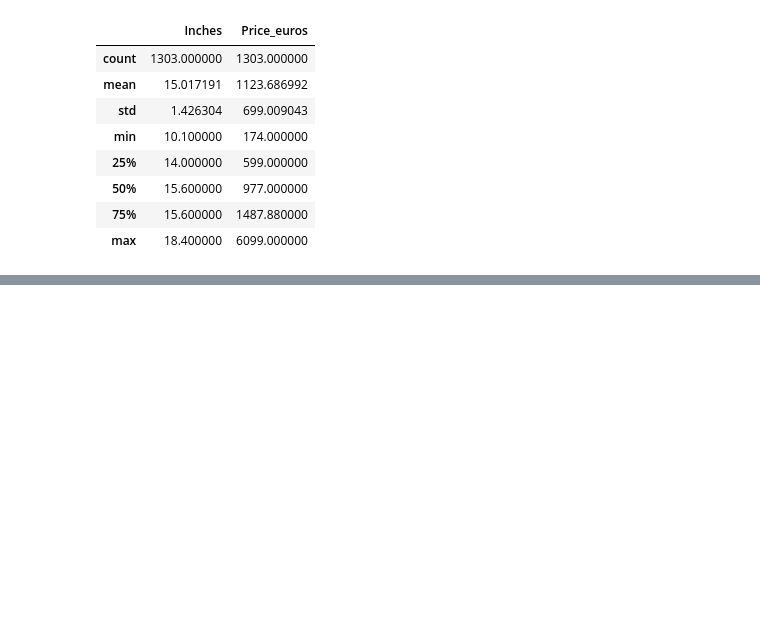
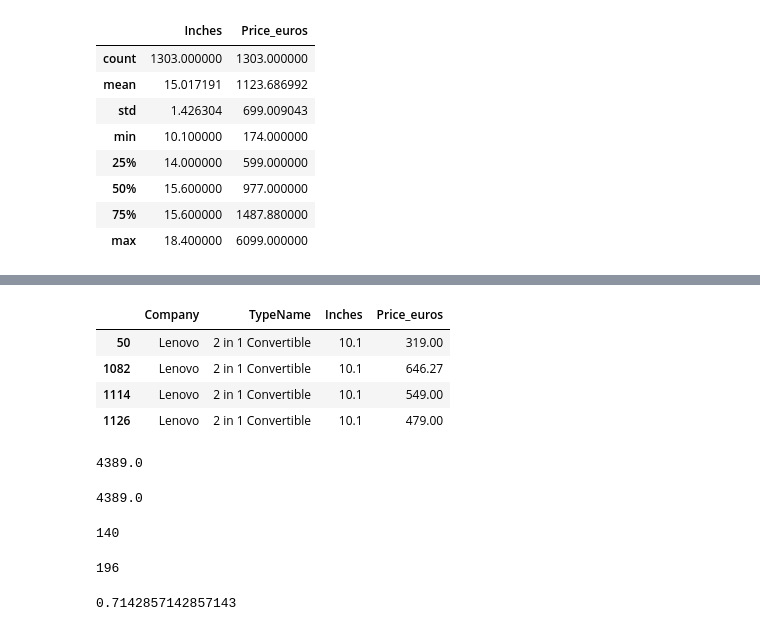
Before and after one commit to alsu198613/GB4623_A_Python_for_Analytics, a Jupyter notebook: 2 семинар/2_sem.ipynb, the cells around one changed output, grey strips where cells are left out. Saved outputs shown, nothing was run; the diff lists cells and outputs as text; code cells hidden in the pictures; blank space fills up the shorter version.

```diff
--- a/2 семинар/2_sem.ipynb
+++ b/2 семинар/2_sem.ipynb
@@ -155,0 +215,33 @@ df.describe(include='float64')
+# %%
+df[df['Inches'] == df['Inches'].min()][['Company','TypeName','Inches','Price_euros']]
+# %% [output]
+|  | Company | TypeName | Inches | Price_euros |
+| 50 | Lenovo | 2 in 1 Convertible | 10.1 | 319.00 |
+| 1082 | Lenovo | 2 in 1 Convertible | 10.1 | 646.27 |
+| 1114 | Lenovo | 2 in 1 Convertible | 10.1 | 549.00 |
+| 1126 | Lenovo | 2 in 1 Convertible | 10.1 | 479.00 |
+# %%
+df[df['Company'] == 'HP']['Price_euros'].max()
+# %% [output]
+4389.0
+# %%
+price = df[df['Company'] == 'HP']
+price = price['Price_euros'].max()
+price
+# %% [output]
+4389.0
+# %%
+ultra_8gb_count = df[(df['TypeName'] == 'Ultrabook') & (df['Ram'] == '8GB')].shape[0]
+ultra_8gb_count
+# %% [output]
+140
+# %%
+ultra_count = df[df['TypeName'] == 'Ultrabook'].shape[0]
+ultra_count
+# %% [output]
+196
+# %%
+percent = ultra_8gb_count / ultra_count
+percent
+# %% [output]
+0.7142857142857143
```
Also changed, not shown: parts of 25 cells of this notebook, 2 other files.
